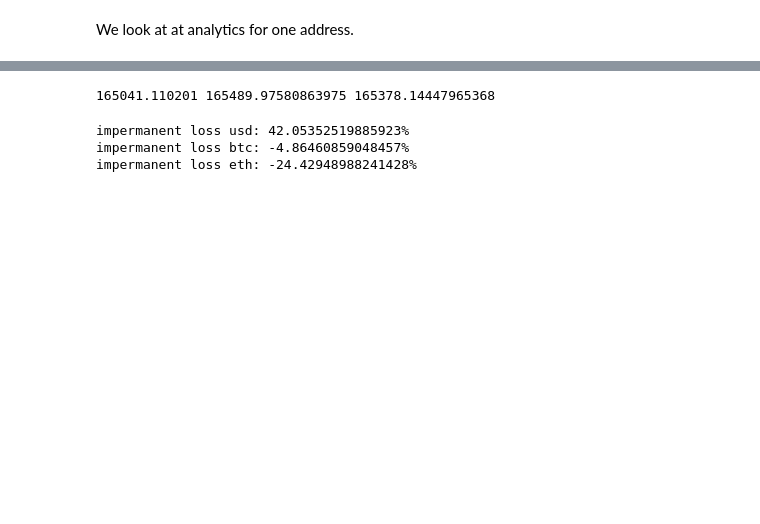
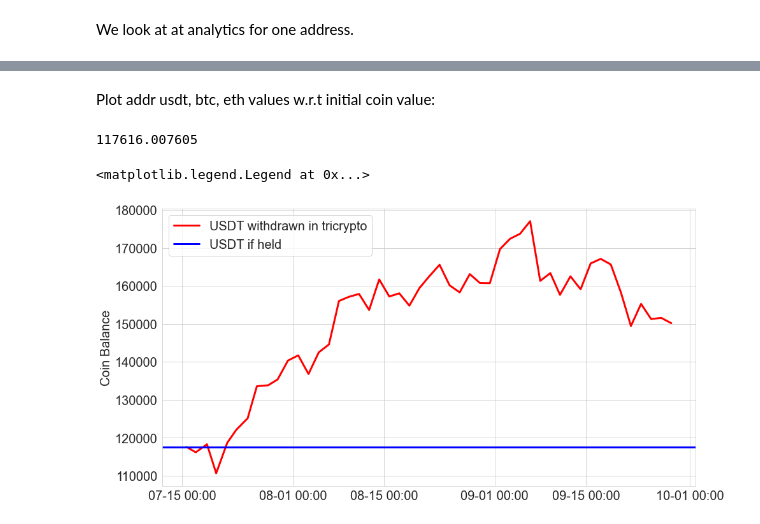
Before and after one commit to convex-community/curve-tricrypto, a Jupyter notebook: notebooks/impermanent_loss_analysis.ipynb, the cells around one changed output, grey strips where cells are left out. Cells and saved outputs as stored; diff of their text form; code cells hidden in the pictures; blank space fills up the shorter version.

```diff
--- a/notebooks/impermanent_loss_analysis.ipynb
+++ b/notebooks/impermanent_loss_analysis.ipynb
@@ -1,17 +1,19 @@
 # %%
 import os
 import sys
-import datetime
-import time
 import glob
 
 sys.path.append('../')
 
 import pandas as pd
-# import matplotlib.pyplot as plt
-# import seaborn as sns
 
-from src.utils.coin_prices import get_historical_price_coingecko
+# plotting tools
+import matplotlib.pyplot as plt
+import matplotlib.dates as mdates
+
+import seaborn as sns
+sns.set_style("whitegrid")
+
 from src.get_block_positions import get_eth_tricrypto_positions
 # %% [markdown]
 # Calculate
@@ -112,12 +122,0 @@ weth = "0xc02aaa39b223fe8d0a0e5c4f27ead9083c756cc2"
-# %%
-addr_positions['eth_usd'] = 0
-addr_positions['btc_usd'] = 0
-
-for index, row in addr_positions.iterrows():
-    timestamp = datetime.datetime.strptime(index, '%Y-%m-%d %H:%M:%S')
-    eth_price = get_historical_price_coingecko(weth, timestamp).quote
-    btc_price = get_historical_price_coingecko(wbtc, timestamp).quote
-    addr_positions.loc[index, 'eth_usd'] = eth_price * row.eth
-    addr_positions.loc[index, 'btc_usd'] = btc_price * row.btc
-
-addr_positions
@@ -168,16 +123,23 @@ print(initial_usd_value, initial_btc_value, initial_eth_value)
-# %%
-final_btc_value = addr_positions.loc[addr_positions.index[-1], 'btc'] * btc_price
-final_eth_value = addr_positions.loc[addr_positions.index[-1], 'eth'] * eth_price
-final_usd_value = addr_positions.loc[addr_positions.index[-1], 'usdt']
-
-print(final_usd_value, final_btc_value, final_eth_value)
-# %% [output]
-165041.110201 165489.97580863975 165378.14447965368
-# %%
-print(f'diff usd value: {(final_usd_value - initial_usd_value)/initial_usd_value * 100}%')
-print(f'diff btc value: {(final_btc_value - initial_btc_value)/initial_btc_value * 100}%')
-print(f'diff eth value: {(final_eth_value - initial_eth_value)/initial_eth_value * 100}%')
-# %% [output]
-impermanent loss usd: 42.05352519885923%
-impermanent loss btc: -4.86460859048457%
-impermanent loss eth: -24.42948988241428%
+# %% [markdown]
+Plot addr usdt, btc, eth values w.r.t initial coin value:
+# %%
+addr_positions.index = pd.to_datetime(addr_positions.index)
+# %%
+addr_positions.iloc[0, 1]
+# %% [output]
+117616.007605
+# %%
+fig, ax = plt.subplots(1,1, figsize=(15, 8))
+
+ax.plot(addr_positions.index, addr_positions.usdt, label="USDT withdrawn in tricrypto", lw=3, color='r')
+ax.axhline(y=addr_positions.iloc[0, 1], label="USDT if held", lw=3, color='b')
+
+ax.set_ylabel("Coin Balance", fontsize=20)
+ax.set_xlabel("", fontsize=20)
+ax.tick_params(axis='both', which='major', labelsize=20)
+
+ax.xaxis.set_major_formatter(mdates.DateFormatter("%m-%d %H:%M"))
+ax.legend(fontsize=20);
+# %% [output]
+<matplotlib.legend.Legend at 0x...>
+[figure, added]
```
Also changed, not shown: parts of 13 cells of this notebook.
